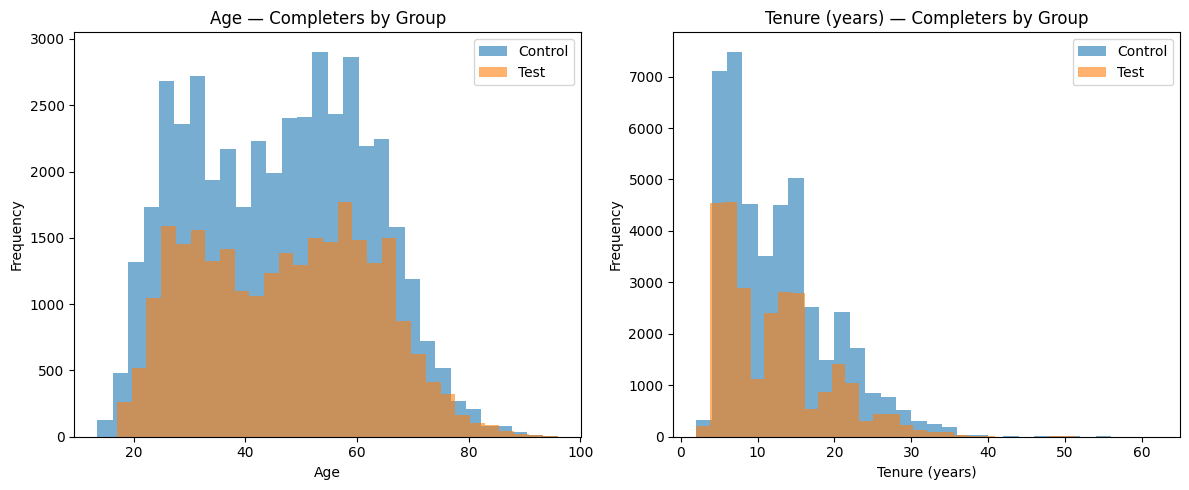
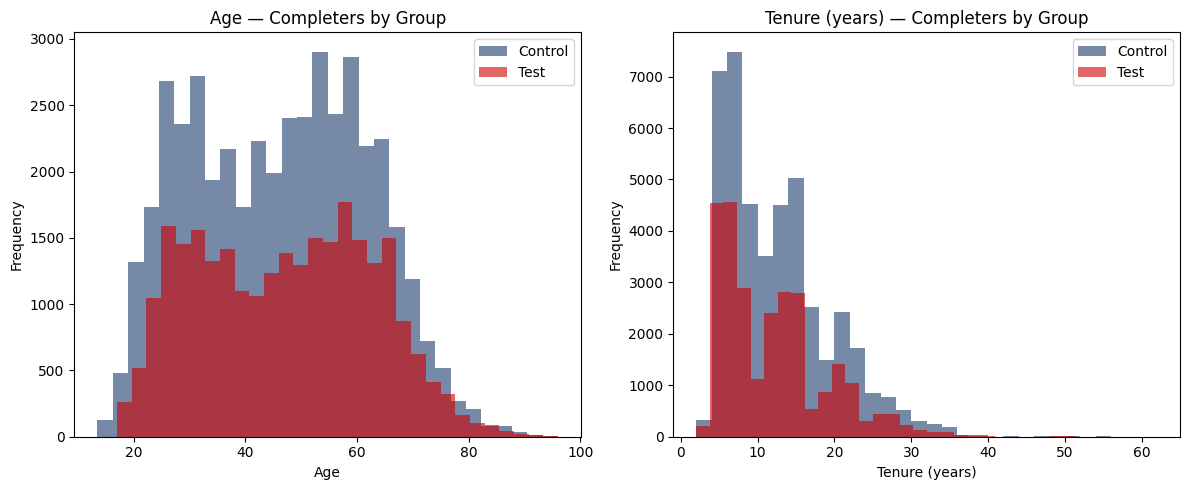
The change to this notebook cell's code, shown as a diff; its figure went from the first image to the second:
--- before
+++ after
@@ -8,6 +8,7 @@
     axes
 ):
+    _color_map = {'#1B3A6B': '#1B3A6B', 'Control': '#1B3A6B', 'Test': '#CC0000'}
     for group, grp_df in df.groupby('group'):
-        grp_df[col].plot.hist(ax=ax, alpha=0.6, bins=30, label=group)
+        grp_df[col].plot.hist(ax=ax, alpha=0.6, bins=30, label=group, color=_color_map.get(group, '#6B7280'))
     ax.set_title(f'{label} — Completers by Group')
     ax.set_xlabel(label)

Commit: Diana draft done